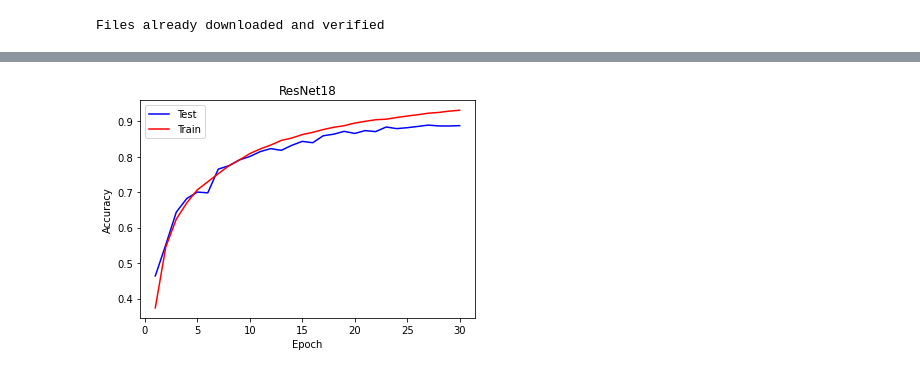
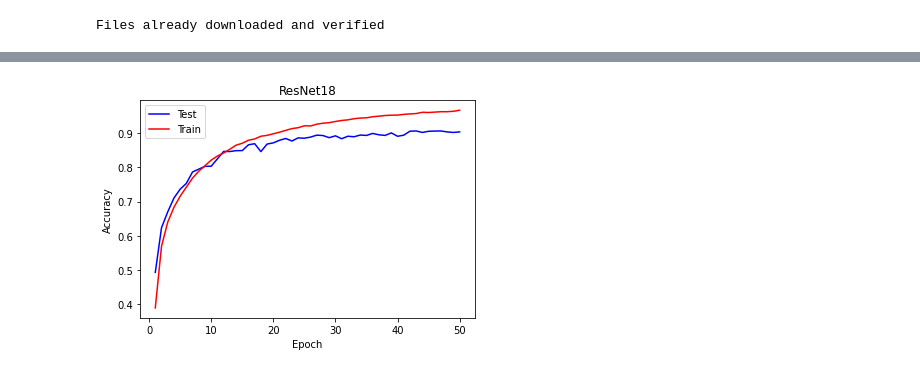
Before and after one commit to analystanand/Deep-Learning, a Jupyter notebook: resnet18.ipynb, the cells around one changed output, grey strips where cells are left out. Cells and saved outputs as stored; diff of their text form; code cells hidden in the pictures.

```diff
--- a/resnet18.ipynb
+++ b/resnet18.ipynb
@@ -151,3 +149,6 @@ test_loader = torch.utils.data.DataLoader(dataset=testset,
                                           num_workers=2)
 # %% [output]
 Files already downloaded and verified
+# %%
+for i, (inputs, labels) in enumerate(train_loader):
+    print(inputs.shape)
@@ -257,7 +276,7 @@ if __name__ == '__main__':
         # We'll optimize all parameters
         optimizer = optim.Adam(model.parameters())
 
-        EPOCHS = 30
+        EPOCHS = 50
         # with tqdm(total=EPOCHS) as pbar:
         test_acc,train_acc = [],[]  # collect accuracy for plotting
         for epoch in range(EPOCHS):
@@ -294 +313 @@ Endtime %s seconds 1686.963339805603
-[figure, old version]
+[figure, new version]
```
Also changed, not shown: parts of 3 cells of this notebook.
